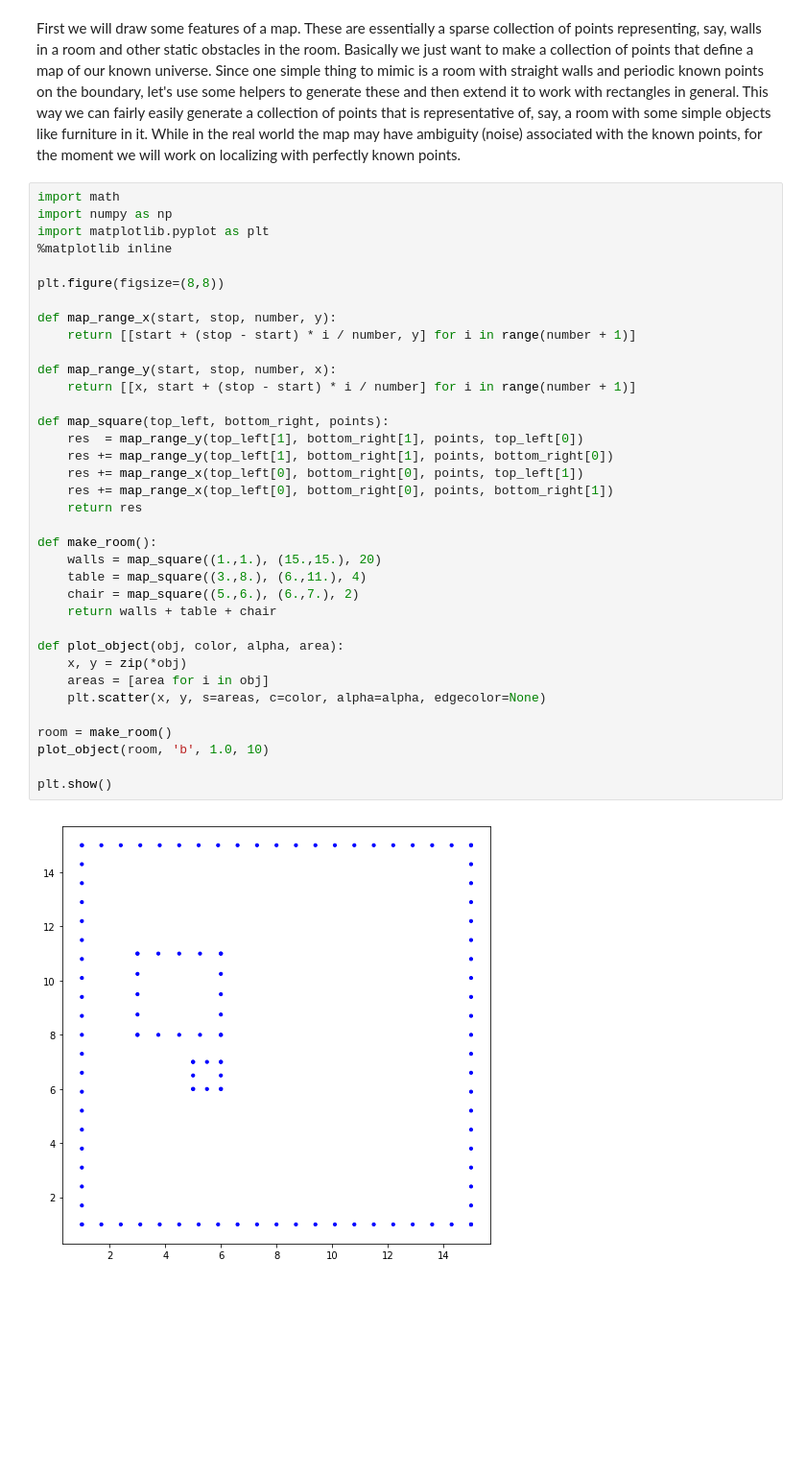
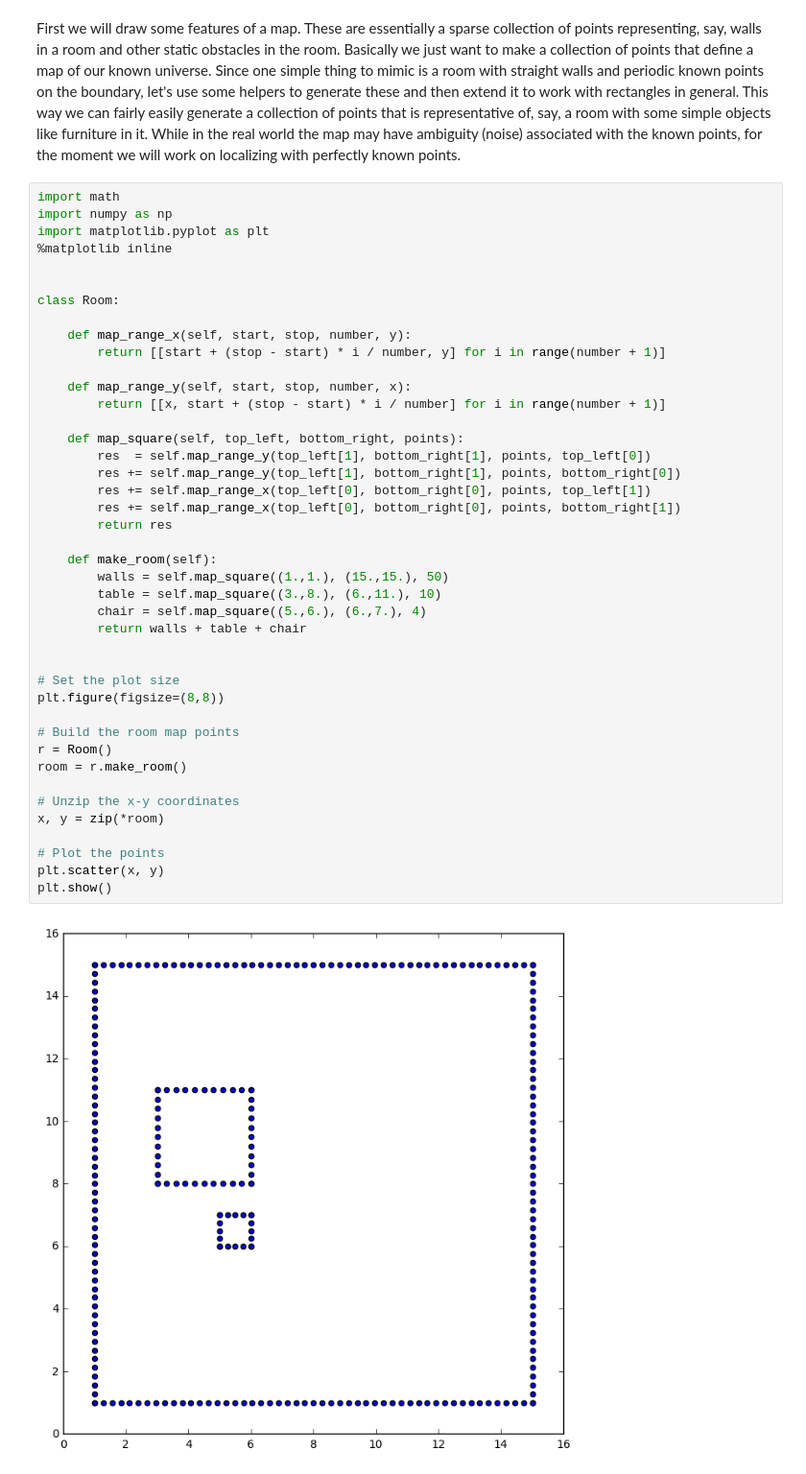
Before and after one commit to ColinShaw/python-lidar-simulator-particle-filter, a Jupyter notebook: jupyter/LidarParticleFilter.ipynb, the cells around one changed output. Shown at 96% size. Saved outputs shown, nothing was run; the diff lists cells and outputs as text; blank space fills up the shorter version.

```diff
--- a/jupyter/LidarParticleFilter.ipynb
+++ b/jupyter/LidarParticleFilter.ipynb
@@ -5,39 +5,45 @@ First we will draw some features of a map.  These are essentially a sparse colle
 # %%
 import math
 import numpy as np
 import matplotlib.pyplot as plt
 %matplotlib inline
 
+
+class Room:
+
+    def map_range_x(self, start, stop, number, y):
+        return [[start + (stop - start) * i / number, y] for i in range(number + 1)]
+
+    def map_range_y(self, start, stop, number, x):
+        return [[x, start + (stop - start) * i / number] for i in range(number + 1)]
+
+    def map_square(self, top_left, bottom_right, points):
+        res  = self.map_range_y(top_left[1], bottom_right[1], points, top_left[0])
+        res += self.map_range_y(top_left[1], bottom_right[1], points, bottom_right[0])
+        res += self.map_range_x(top_left[0], bottom_right[0], points, top_left[1])
+        res += self.map_range_x(top_left[0], bottom_right[0], points, bottom_right[1])
+        return res
+
+    def make_room(self):
+        walls = self.map_square((1.,1.), (15.,15.), 50)
+        table = self.map_square((3.,8.), (6.,11.), 10)
+        chair = self.map_square((5.,6.), (6.,7.), 4)
+        return walls + table + chair
+
+
+# Set the plot size
 plt.figure(figsize=(8,8))
 
-def map_range_x(start, stop, number, y):
-    return [[start + (stop - start) * i / number, y] for i in range(number + 1)]
+# Build the room map points
+r = Room()
+room = r.make_room()
 
-def map_range_y(start, stop, number, x):
-    return [[x, start + (stop - start) * i / number] for i in range(number + 1)]
+# Unzip the x-y coordinates
+x, y = zip(*room)
 
-def map_square(top_left, bottom_right, points):
-    res  = map_range_y(top_left[1], bottom_right[1], points, top_left[0])
-    res += map_range_y(top_left[1], bottom_right[1], points, bottom_right[0])
-    res += map_range_x(top_left[0], bottom_right[0], points, top_left[1])
-    res += map_range_x(top_left[0], bottom_right[0], points, bottom_right[1])
-    return res
-
-def make_room():
-    walls = map_square((1.,1.), (15.,15.), 20)
-    table = map_square((3.,8.), (6.,11.), 4)
-    chair = map_square((5.,6.), (6.,7.), 2)
-    return walls + table + chair
-
-def plot_object(obj, color, alpha, area):
-    x, y = zip(*obj)
-    areas = [area for i in obj]
-    plt.scatter(x, y, s=areas, c=color, alpha=alpha, edgecolor=None)
-
-room = make_room()
-plot_object(room, 'b', 1.0, 10)
-
+# Plot the points
+plt.scatter(x, y)
 plt.show()
 # %% [output]
-[figure, old version]
+[figure, new version]
 # %% [markdown]
```
Also changed, not shown: parts of 3 cells of this notebook.
